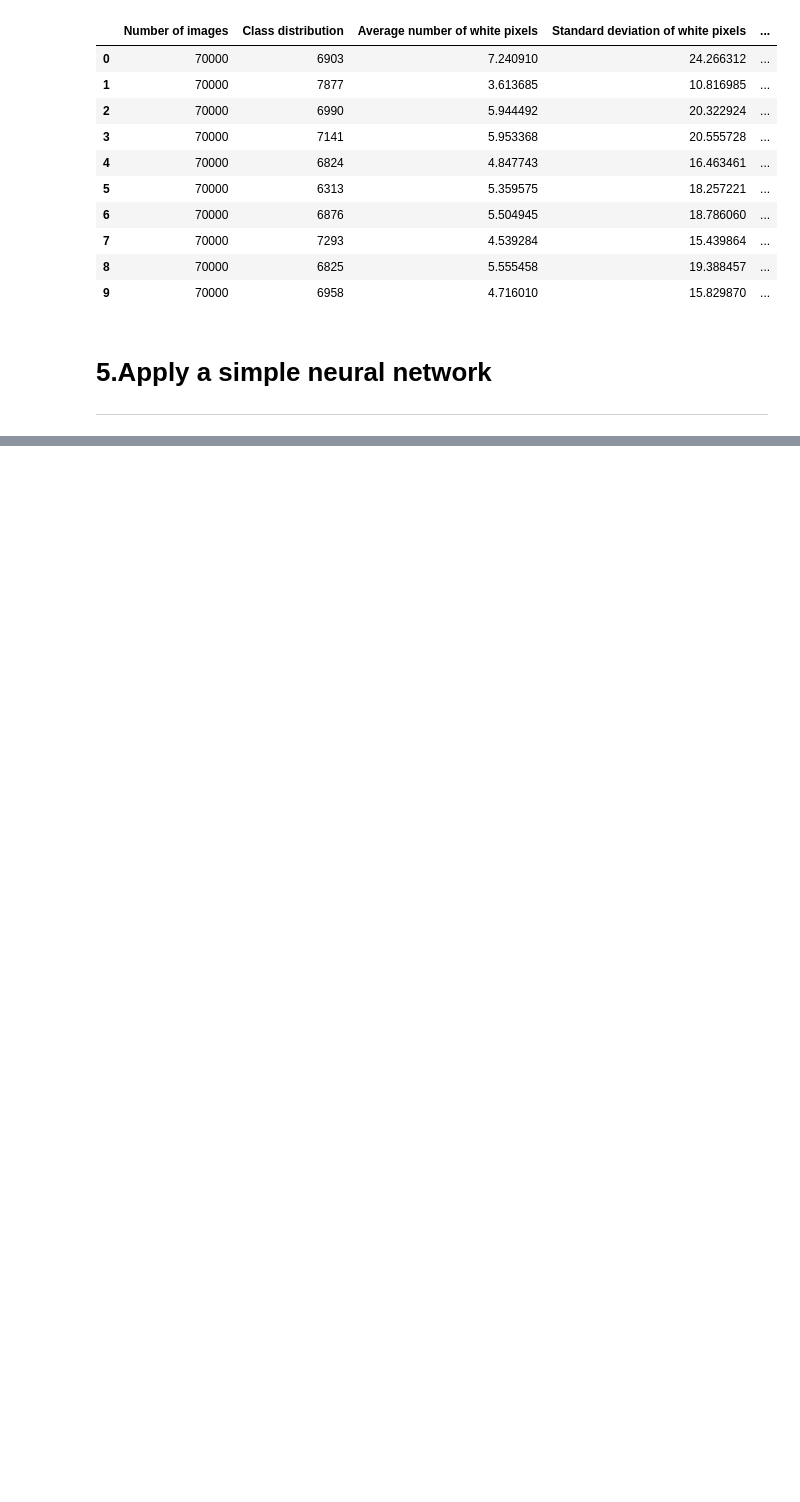
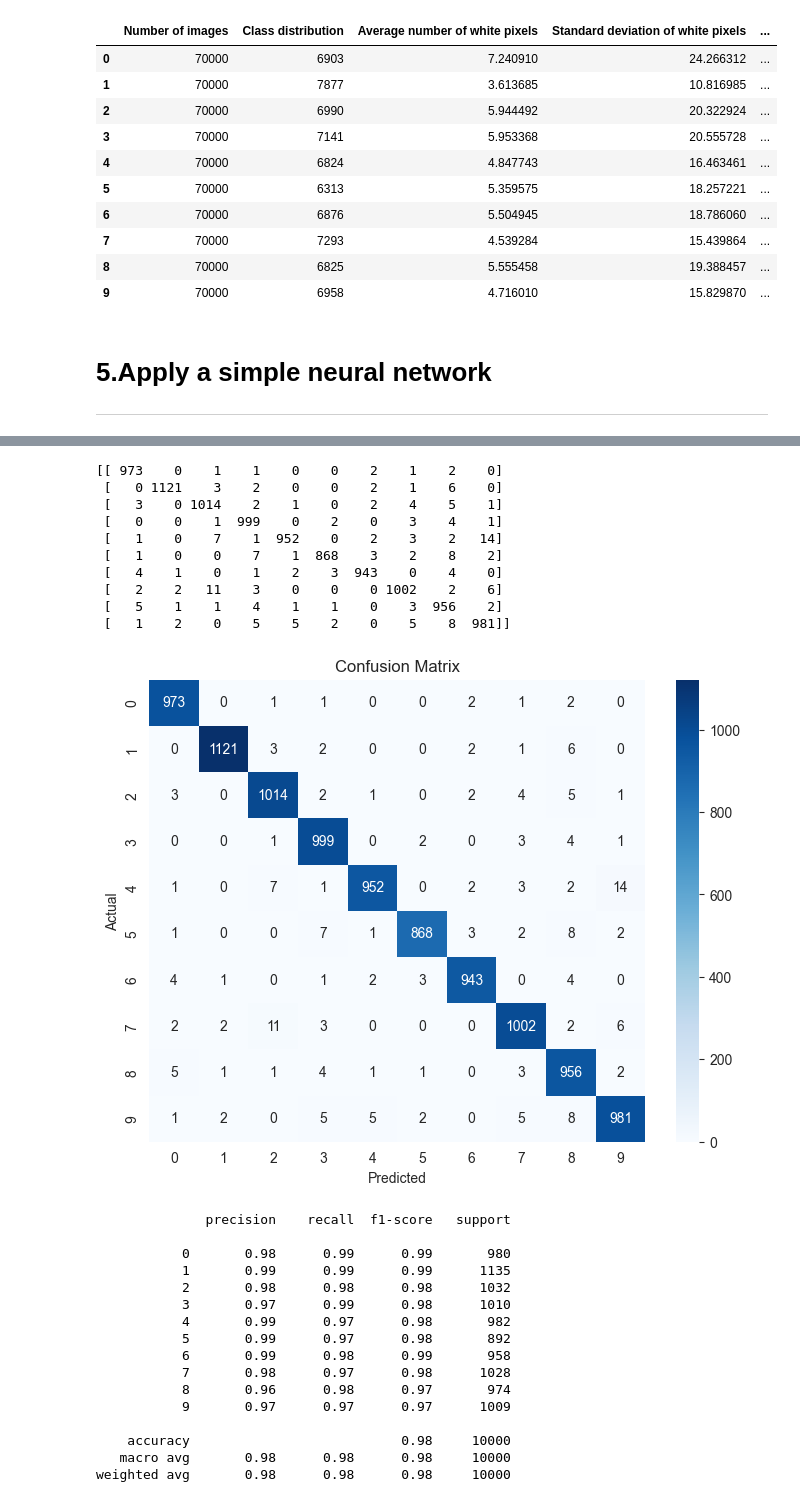
Before and after one commit to BarackSamuni/Data_Science2-Homework1, a Jupyter notebook: Homework1_solution.ipynb, the cells around one changed output, grey strips where cells are left out. Drawn from its saved outputs; the diff is of its cells as text; code cells hidden in the pictures; blank space fills up the shorter version.

```diff
--- a/Homework1_solution.ipynb
+++ b/Homework1_solution.ipynb
@@ -116,0 +239,6 @@ KeyboardInterrupt:
+# %%
+def average_surrounding_pixels(images):
+    return np.array([uniform_filter(image, size=2) for image in images])
+
+X_train_avg = average_surrounding_pixels(x_train)
+X_test_avg = average_surrounding_pixels(x_test)
@@ -116,0 +287,46 @@ KeyboardInterrupt:
+# %%
+# Generate the confusion matrix
+cm = confusion_matrix(y_test, y_pred)
+print(cm)
+
+# Define labels for the confusion matrix
+labels = [str(i) for i in range(10)]
+
+# Visualize the confusion matrix using seaborn
+plt.figure(figsize=(8, 6))
+sns.heatmap(cm, annot=True, fmt='d', cmap='Blues', xticklabels=labels, yticklabels=labels)
+plt.xlabel('Predicted')
+plt.ylabel('Actual')
+plt.title('Confusion Matrix')
+plt.show()
+
+# Print classification report for detailed analysis
+print(classification_report(y_test, y_pred, target_names=labels))
+# %% [output]
+[[ 973    0    1    1    0    0    2    1    2    0]
+ [   0 1121    3    2    0    0    2    1    6    0]
+ [   3    0 1014    2    1    0    2    4    5    1]
+ [   0    0    1  999    0    2    0    3    4    1]
+ [   1    0    7    1  952    0    2    3    2   14]
+ [   1    0    0    7    1  868    3    2    8    2]
+ [   4    1    0    1    2    3  943    0    4    0]
+ [   2    2   11    3    0    0    0 1002    2    6]
+ [   5    1    1    4    1    1    0    3  956    2]
+ [   1    2    0    5    5    2    0    5    8  981]]
+[figure, added]
+              precision    recall  f1-score   support
+
+           0       0.98      0.99      0.99       980
+           1       0.99      0.99      0.99      1135
+           2       0.98      0.98      0.98      1032
+           3       0.97      0.99      0.98      1010
+           4       0.99      0.97      0.98       982
+           5       0.99      0.97      0.98       892
+           6       0.99      0.98      0.99       958
+           7       0.98      0.97      0.98      1028
+           8       0.96      0.98      0.97       974
+           9       0.97      0.97      0.97      1009
+
+    accuracy                           0.98     10000
+   macro avg       0.98      0.98      0.98     10000
+weighted avg       0.98      0.98      0.98     10000
```
Also changed, not shown: parts of 25 cells of this notebook, 2 other files.
